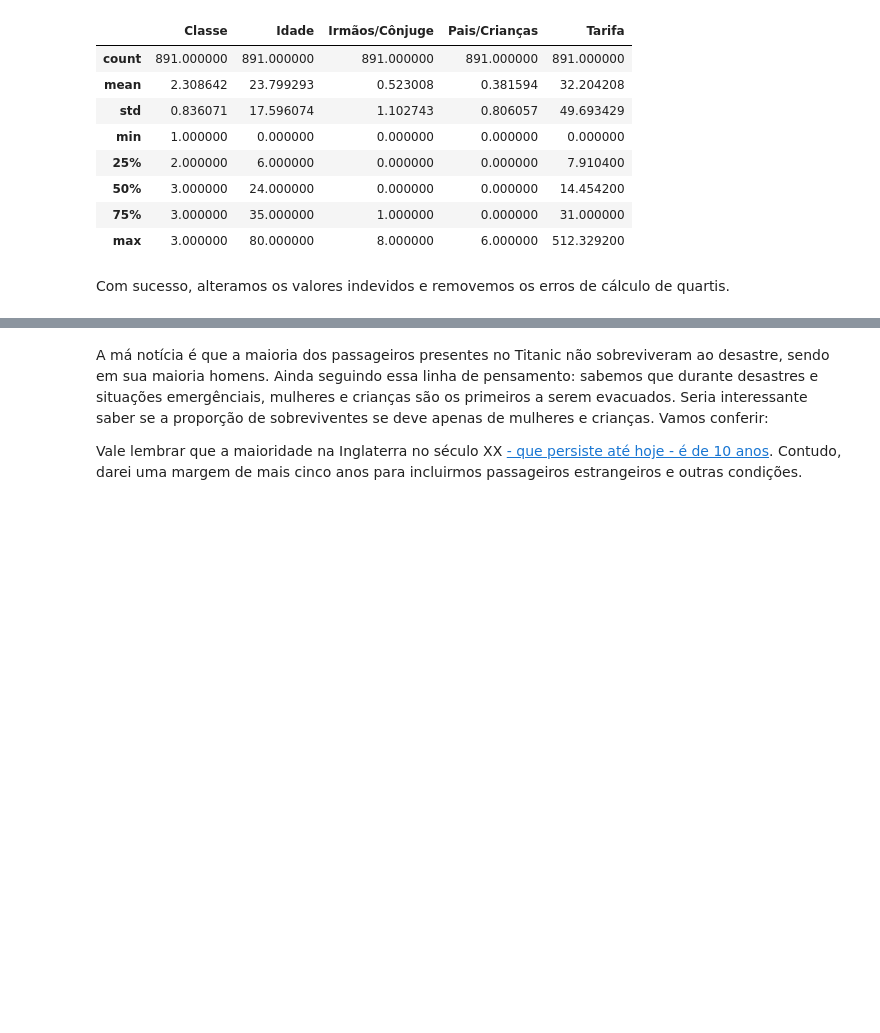
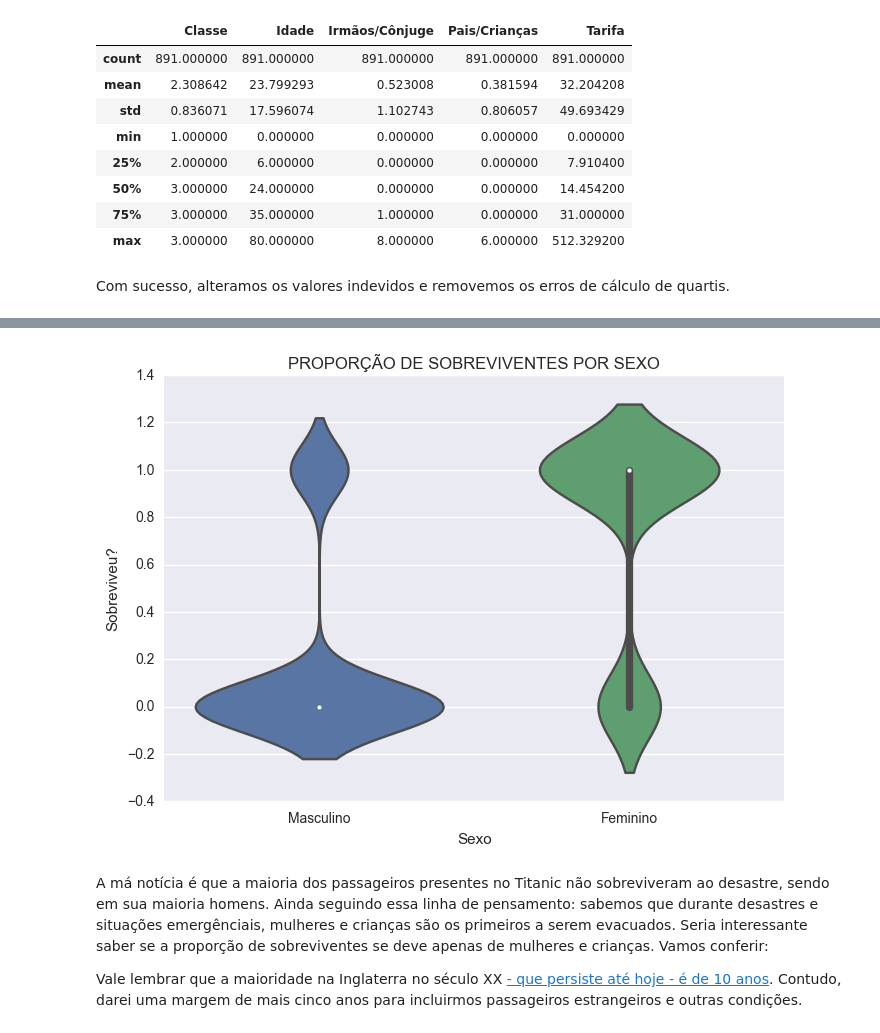
Before and after one commit to paulozip/naufragio-titanic, a Jupyter notebook: Titanic.ipynb, the cells around one changed output, grey strips where cells are left out. Saved outputs shown, nothing was run; the diff lists cells and outputs as text; code cells hidden in the pictures; blank space fills up the shorter version.

```diff
--- a/Titanic.ipynb
+++ b/Titanic.ipynb
@@ -213,3 +204,15 @@ Name: Sobreviveu?, dtype: int64
+# %%
+#titanic.groupby('Sexo')['Sobreviveu?'].value_counts()
+
+sobreviventes_sexo = titanic.copy()
+sobreviventes_sexo['Sobreviveu?'] = titanic['Sobreviveu?'] == 'Sim'
+
+sns.violinplot(data=sobreviventes_sexo, y='Sobreviveu?', x='Sexo', size=10)
+
+plt.title('PROPORÇÃO DE SOBREVIVENTES POR SEXO')
+plt.show()
+# %% [output]
+[figure, added]
 # %% [markdown]
 A má notícia é que a maioria dos passageiros presentes no Titanic não sobreviveram ao desastre, sendo em sua maioria homens. Ainda seguindo essa linha de pensamento: sabemos que durante desastres e situações emergênciais, mulheres e crianças são os primeiros a serem evacuados. Seria interessante saber se a proporção de sobreviventes se deve apenas de mulheres e crianças. Vamos conferir:
 
```
Also changed, not shown: parts of 8 cells of this notebook.
